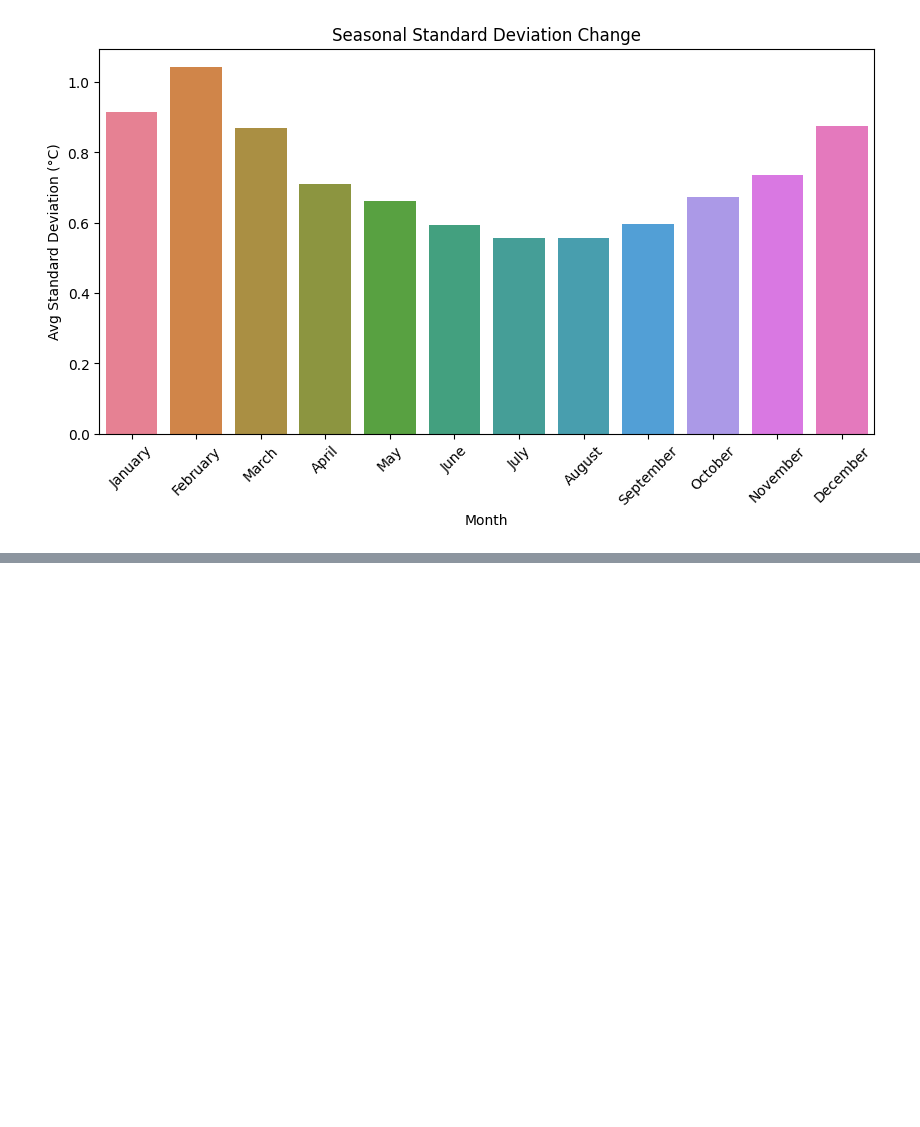
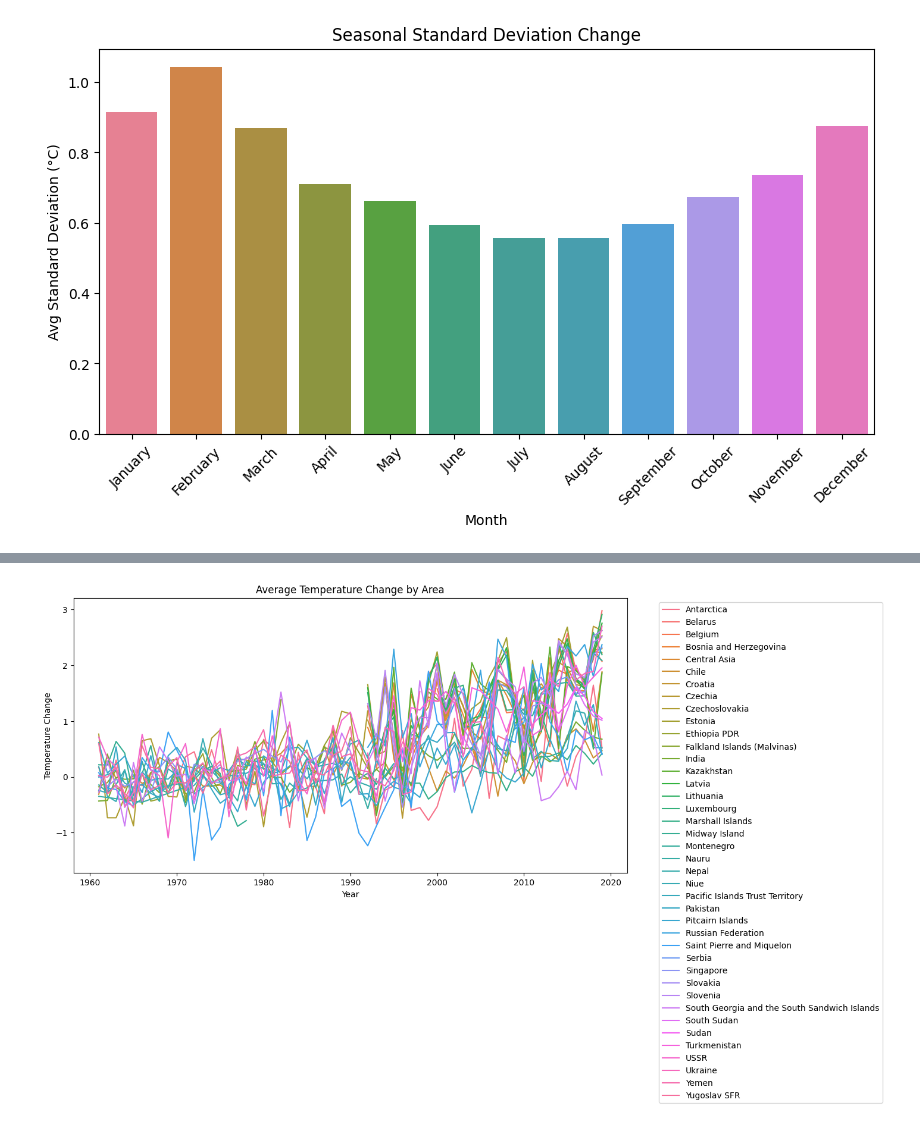
Before and after one commit to stacyshki/TemperatureChangeVisualization, a Jupyter notebook: FINAL PROJECT.ipynb, the cells around one changed output, grey strips where cells are left out. Saved outputs shown, nothing was run; the diff lists cells and outputs as text; code cells hidden in the pictures; blank space fills up the shorter version.

```diff
--- a/FINAL PROJECT.ipynb
+++ b/FINAL PROJECT.ipynb
@@ -256,0 +275,10 @@ plt.show()
+# %%
+top_areas = list(dict(tcm).keys())[:20]
+bottom_areas = list(dict(tcm).keys())[-20:]
+selected = pd.Series(top_areas + bottom_areas)
+selected_areas = df_temp_melted[df_temp_melted["Area"].isin(selected)]
+
+df_geog = selected_areas.groupby(["Area", "Year"]).mean('Temperature Change')
+del df_geog['Months Code'], df_geog['Area Code']
+df_geog.to_csv('Described_parts/tTopAreasChangeByAreaAndYear.csv')
+df_geog.head(5)
@@ -256,0 +293,8 @@ plt.show()
+# %%
+plt.figure(figsize=(12, 6))
+sns.lineplot(data=df_geog, x="Year", y="Temperature Change", hue="Area")
+plt.title("Average Temperature Change by Area")
+plt.legend(bbox_to_anchor=(1.05, 1), loc="upper left")
+plt.show()
+# %% [output]
+[figure, added]
```
Also changed, not shown: parts of 8 cells of this notebook, 4 other files.
